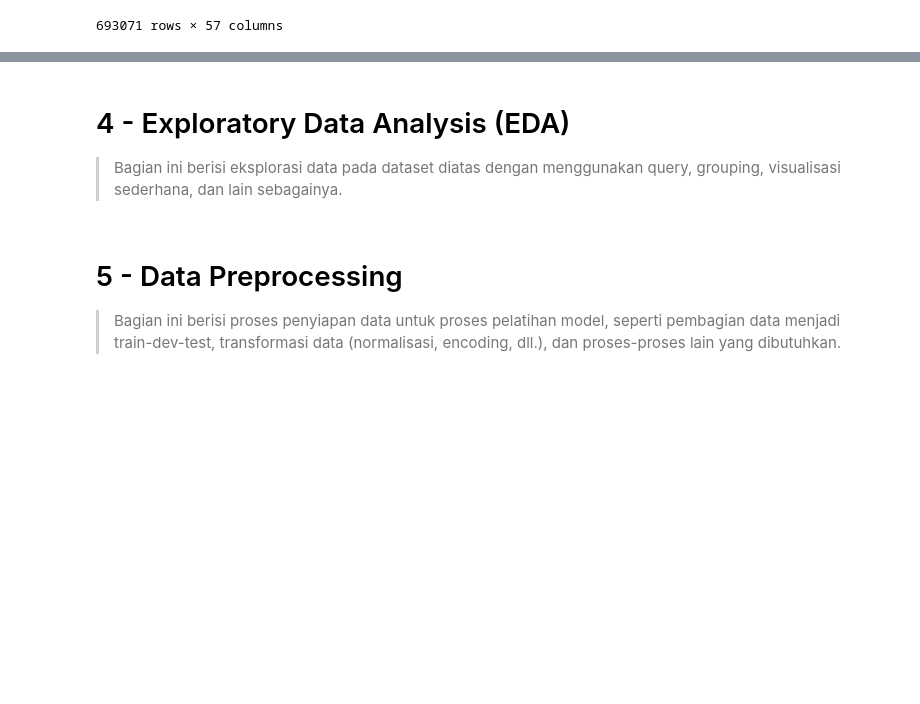
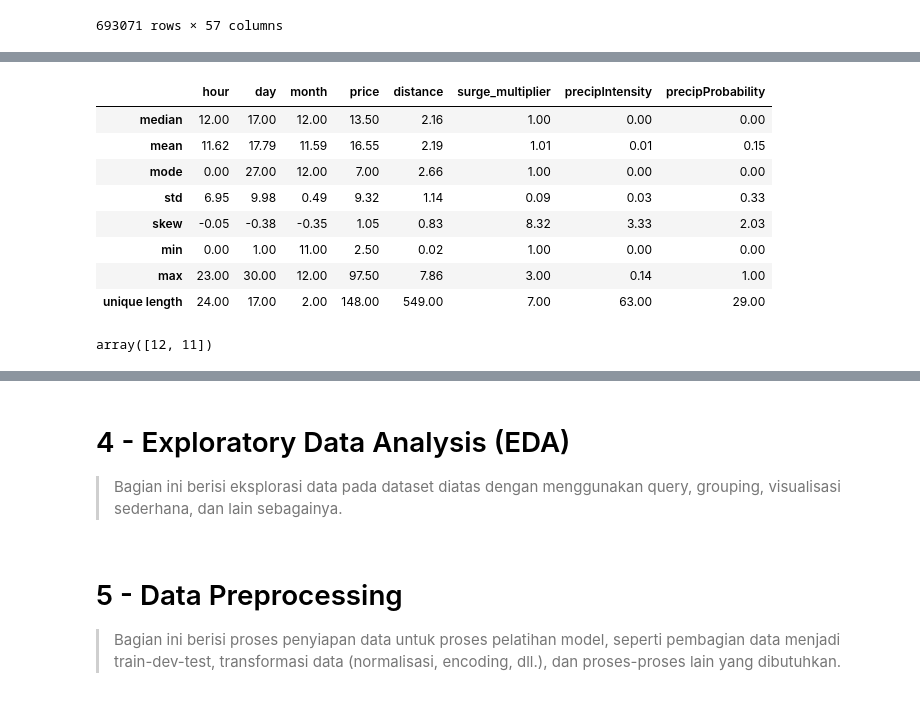
Before and after one commit to jasonrichdarmawan/p1-g1, a Jupyter notebook: h8dsft_P1G1_jason_rich_darmawan_onggo_putra.ipynb, the cells around one changed output, grey strips where cells are left out. Drawn from its saved outputs; the diff is of its cells as text; code cells hidden in the pictures; blank space fills up the shorter version.

Commit message:
add data loading

```diff
--- a/h8dsft_P1G1_jason_rich_darmawan_onggo_putra.ipynb
+++ b/h8dsft_P1G1_jason_rich_darmawan_onggo_putra.ipynb
@@ -39,6 +66,6 @@ import pandas as pd
 # %%
 pd.options.display.max_columns = None
-data = pd.read_csv("./rideshare_kaggle.csv")
+data = pd.read_csv("./rideshare_kaggle.csv", on_bad_lines='warn')
 data
 # %% [output]
 |  | id | timestamp | hour | day | month | datetime | timezone | source | destination | cab_type | ... |
@@ -64,0 +143,36 @@ data_duplicate = data.copy()
+# %%
+pd.options.display.float_format = "{0:.2f}".format
+data[['hour', 'day', 'month', 'price', 'distance', 'surge_multiplier', 'precipIntensity',
+      'precipProbability']] \
+    .agg(['median',
+          'mean',
+          lambda x: x.mode()[0],
+          "std",
+          "skew",
+          "min",
+          "max",
+          lambda x: len(x.unique())]) \
+    .reset_index(drop=True) \
+    .rename(index={0: "median",
+                   1: "mean",
+                   2: "mode",
+                   3: "std",
+                   4: "skew",
+                   5: "min",
+                   6: "max",
+                   7: "unique length"})
+# %% [output]
+|  | hour | day | month | price | distance | surge_multiplier | precipIntensity | precipProbability |
+| median | 12.00 | 17.00 | 12.00 | 13.50 | 2.16 | 1.00 | 0.00 | 0.00 |
+| mean | 11.62 | 17.79 | 11.59 | 16.55 | 2.19 | 1.01 | 0.01 | 0.15 |
+| mode | 0.00 | 27.00 | 12.00 | 7.00 | 2.66 | 1.00 | 0.00 | 0.00 |
+| std | 6.95 | 9.98 | 0.49 | 9.32 | 1.14 | 0.09 | 0.03 | 0.33 |
+| skew | -0.05 | -0.38 | -0.35 | 1.05 | 0.83 | 8.32 | 3.33 | 2.03 |
+| min | 0.00 | 1.00 | 11.00 | 2.50 | 0.02 | 1.00 | 0.00 | 0.00 |
+| max | 23.00 | 30.00 | 12.00 | 97.50 | 7.86 | 3.00 | 0.14 | 1.00 |
+| unique length | 24.00 | 17.00 | 2.00 | 148.00 | 549.00 | 7.00 | 63.00 | 29.00 |
+# %%
+# column `month` unique values: 11, 12
+data['month'].unique()
+# %% [output]
+array([12, 11])
```
Also changed, not shown: parts of 8 cells of this notebook.
